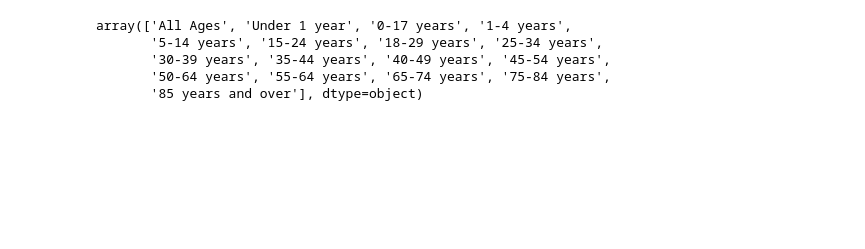
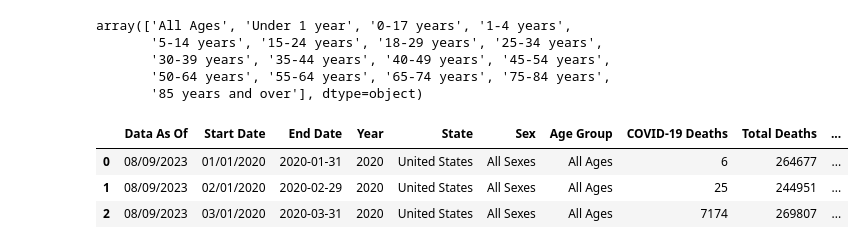
Before and after one commit to devin476/COVID-Birth-Rates, a Jupyter notebook: Visualizations/sully_visualizations/scratch_work/sjs_scratch_work_v3.ipynb, the cells around one changed output. Drawn from its saved outputs; the diff is of its cells as text; code cells hidden in the pictures; blank space fills up the shorter version.

Commit message:
had to re-upload a cleaned age dataset

```diff
--- a/Visualizations/sully_visualizations/scratch_work/sjs_scratch_work_v3.ipynb
+++ b/Visualizations/sully_visualizations/scratch_work/sjs_scratch_work_v3.ipynb
@@ -26,3 +26,12 @@ array(['All Ages', 'Under 1 year', '0-17 years', '1-4 years',
        '30-39 years', '35-44 years', '40-49 years', '45-54 years',
        '50-64 years', '55-64 years', '65-74 years', '75-84 years',
        '85 years and over'], dtype=object)
+# %%
+all_ages = pd.read_csv("../data/all_ages_cleaned.csv", parse_dates=["End Date"])
+all_age_df = pd.DataFrame(all_ages)
+all_age_df.sort_values(by="End Date").head(3)
+# %% [output]
+|  | Data As Of | Start Date | End Date | Year | State | Sex | Age Group | COVID-19 Deaths | Total Deaths | ... |
+| 0 | 08/09/2023 | 01/01/2020 | 2020-01-31 | 2020 | United States | All Sexes | All Ages | 6 | 264677 | ... |
+| 1 | 08/09/2023 | 02/01/2020 | 2020-02-29 | 2020 | United States | All Sexes | All Ages | 25 | 244951 | ... |
+| 2 | 08/09/2023 | 03/01/2020 | 2020-03-31 | 2020 | United States | All Sexes | All Ages | 7174 | 269807 | ... |
```
Also changed, not shown: parts of 5 cells of this notebook, 1 other file.
